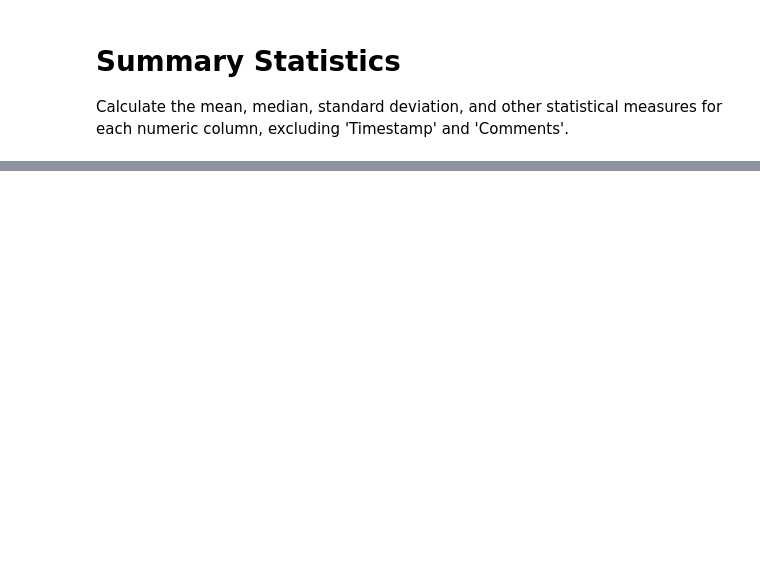
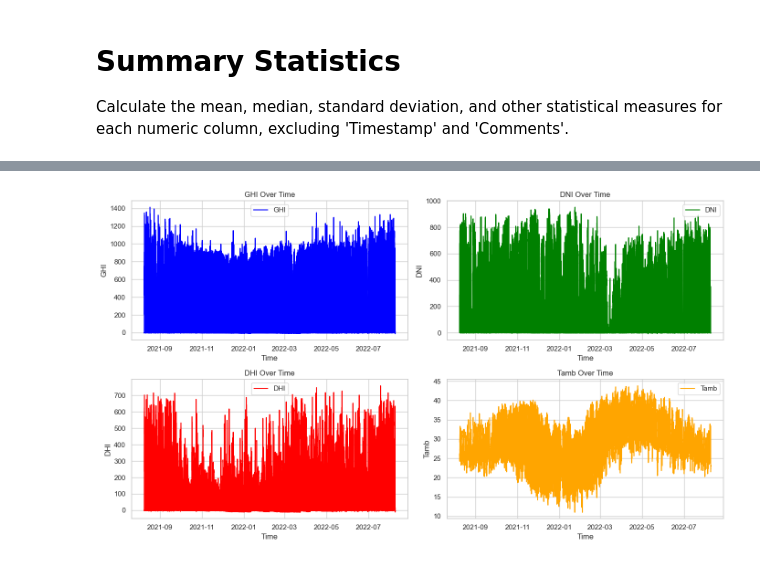
Before and after one commit to abrishk26/kaim-week-0, a Jupyter notebook: notebooks/eda.ipynb, the cells around one changed output, grey strips where cells are left out. Drawn from its saved outputs; the diff is of its cells as text; code cells hidden in the pictures; blank space fills up the shorter version.

Commit message:
Refactor EDA notebook for improved data visualization and analysis

```diff
--- a/notebooks/eda.ipynb
+++ b/notebooks/eda.ipynb
@@ -69,0 +122,84 @@ summary_stats
+# %%
+# Time Series Analysis
+
+# Convert 'Timestamp' column to datetime format
+df['Timestamp'] = pd.to_datetime(df['Timestamp'])
+
+# Set 'Timestamp' as the index of the DataFrame
+df.set_index('Timestamp', inplace=True)
+
+# Plot GHI, DNI, DHI, and Tamb over time
+plt.figure(figsize=(14, 8))
+
+# Plot GHI
+plt.subplot(2, 2, 1)
+plt.plot(df.index, df['GHI'], label='GHI', color='blue')
+plt.xlabel('Time')
+plt.ylabel('GHI')
+plt.title('GHI Over Time')
+plt.legend()
+
+# Plot DNI
+plt.subplot(2, 2, 2)
+plt.plot(df.index, df['DNI'], label='DNI', color='green')
+plt.xlabel('Time')
+plt.ylabel('DNI')
+plt.title('DNI Over Time')
+plt.legend()
+
+# Plot DHI
+plt.subplot(2, 2, 3)
+plt.plot(df.index, df['DHI'], label='DHI', color='red')
+plt.xlabel('Time')
+plt.ylabel('DHI')
+plt.title('DHI Over Time')
+plt.legend()
+
+# Plot Tamb
+plt.subplot(2, 2, 4)
+plt.plot(df.index, df['Tamb'], label='Tamb', color='orange')
+plt.xlabel('Time')
+plt.ylabel('Tamb')
+plt.title('Tamb Over Time')
+plt.legend()
+
+plt.tight_layout()
+plt.show()
+
+# Resample data by month and plot
+df_monthly = df.resample('M').mean()
+
+plt.figure(figsize=(14, 8))
+
+# Plot GHI by month
+plt.subplot(2, 2, 1)
+plt.bar(df_monthly.index, df_monthly['GHI'], color='blue')
+plt.xlabel('Month')
+plt.ylabel('GHI')
+plt.title('Monthly Average GHI')
+
+# Plot DNI by month
+plt.subplot(2, 2, 2)
+plt.bar(df_monthly.index, df_monthly['DNI'], color='green')
+plt.xlabel('Month')
+plt.ylabel('DNI')
+plt.title('Monthly Average DNI')
+
+# Plot DHI by month
+plt.subplot(2, 2, 3)
+plt.bar(df_monthly.index, df_monthly['DHI'], color='red')
+plt.xlabel('Month')
+plt.ylabel('DHI')
+plt.title('Monthly Average DHI')
+
+# Plot Tamb by month
+plt.subplot(2, 2, 4)
+plt.bar(df_monthly.index, df_monthly['Tamb'], color='orange')
+plt.xlabel('Month')
+plt.ylabel('Tamb')
+plt.title('Monthly Average Tamb')
+
+plt.tight_layout()
+plt.show()
+# %% [output]
+[figure, added]
```
Also changed, not shown: parts of 12 cells of this notebook.
